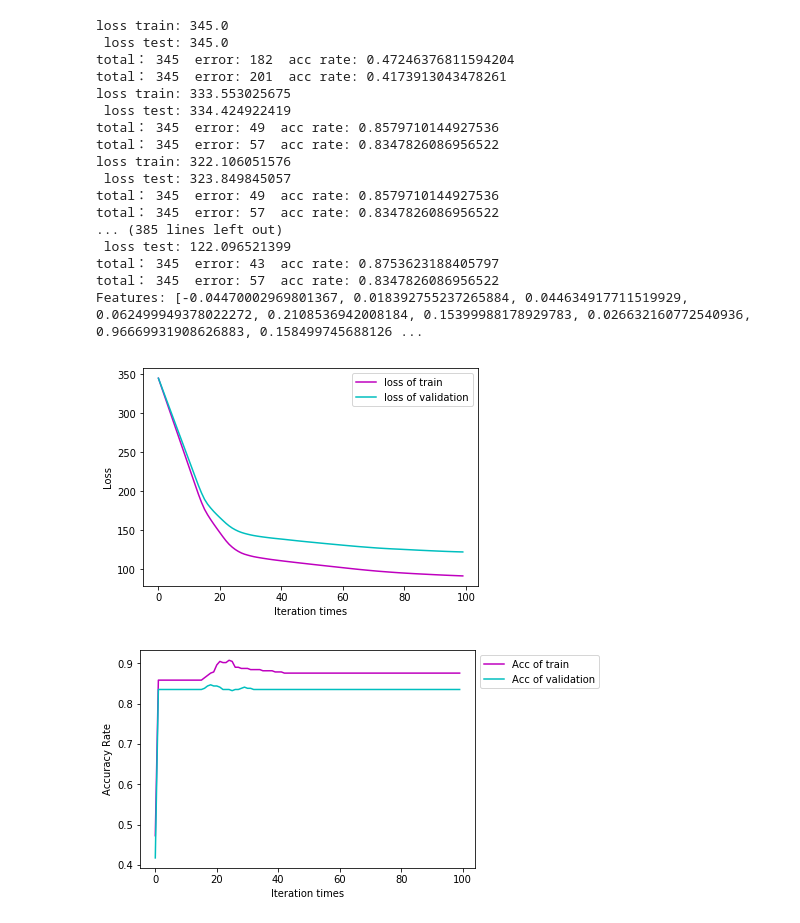
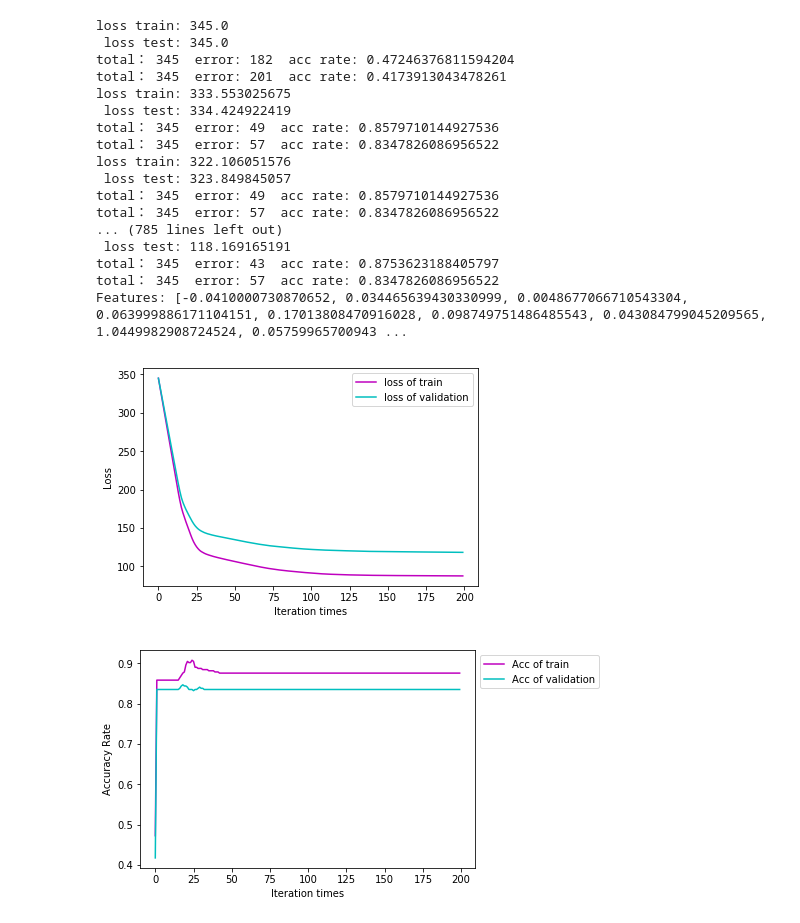
Before and after one commit to easyhard007/ML2017-lab-01, a Jupyter notebook: ClassificationExperiment.ipynb, the cells around one changed output. Saved outputs shown, nothing was run; the diff lists cells and outputs as text; code cells hidden in the pictures.

```diff
--- a/ClassificationExperiment.ipynb
+++ b/ClassificationExperiment.ipynb
@@ -6,7 +6,7 @@ from sklearn.model_selection import train_test_split
 import matplotlib.pyplot as plt
 
 eta = 0.0001 # Learning Rate
-iter =100 # Iteration times
+iter =200 # Iteration times
 accuracy = 0.001 # If loss<accuracy , then stop iteration
 lam = 0.0001 #lambda used in Loss Function
 
@@ -120,35 +120,35 @@ print("Features:",w)
 fig, ax = plt.subplots()
 ax.plot(iter_num, loss_train,color = 'm', label='loss of train')
 ax.plot(iter_num, loss_test, color = 'c', label='loss of validation')
 plt.legend(bbox_to_anchor=[1, 1])
 ax.set_xlabel('Iteration times')
 ax.set_ylabel('Loss')
 plt.show()
 
 fig2, ax2 = plt.subplots()
 ax2.plot(iter_num, acc_train,color = 'm', label='Acc of train')
 ax2.plot(iter_num, acc_test, color = 'c', label='Acc of validation')
 plt.legend(bbox_to_anchor=[1, 1])
 ax2.set_xlabel('Iteration times')
 ax2.set_ylabel('Accuracy Rate')
 plt.show()
 # %% [output]
 loss train: 345.0
  loss test: 345.0
 total： 345  error: 182  acc rate: 0.47246376811594204
 total： 345  error: 201  acc rate: 0.4173913043478261
 loss train: 333.553025675
  loss test: 334.424922419
 total： 345  error: 49  acc rate: 0.8579710144927536
 total： 345  error: 57  acc rate: 0.8347826086956522
 loss train: 322.106051576
  loss test: 323.849845057
 total： 345  error: 49  acc rate: 0.8579710144927536
 total： 345  error: 57  acc rate: 0.8347826086956522
-... (385 lines left out)
- loss test: 122.096521399
+... (785 lines left out)
+ loss test: 118.169165191
 total： 345  error: 43  acc rate: 0.8753623188405797
 total： 345  error: 57  acc rate: 0.8347826086956522
-Features: [-0.04470002969801367, 0.018392755237265884, 0.044634917711519929, 0.062499949378022272, 0.2108536942008184, 0.15399988178929783, 0.026632160772540936, 0.96669931908626883, 0.158499745688126 ...
+Features: [-0.0410000730870652, 0.034465639430330999, 0.0048677066710543304, 0.063999886171104151, 0.17013808470916028, 0.098749751486485543, 0.043084799045209565, 1.0449982908724524, 0.05759965700943 ...
-[figure, old version]
+[figure, new version]
-[figure, old version]
+[figure, new version]
```
Also changed, not shown: 3 other files.
